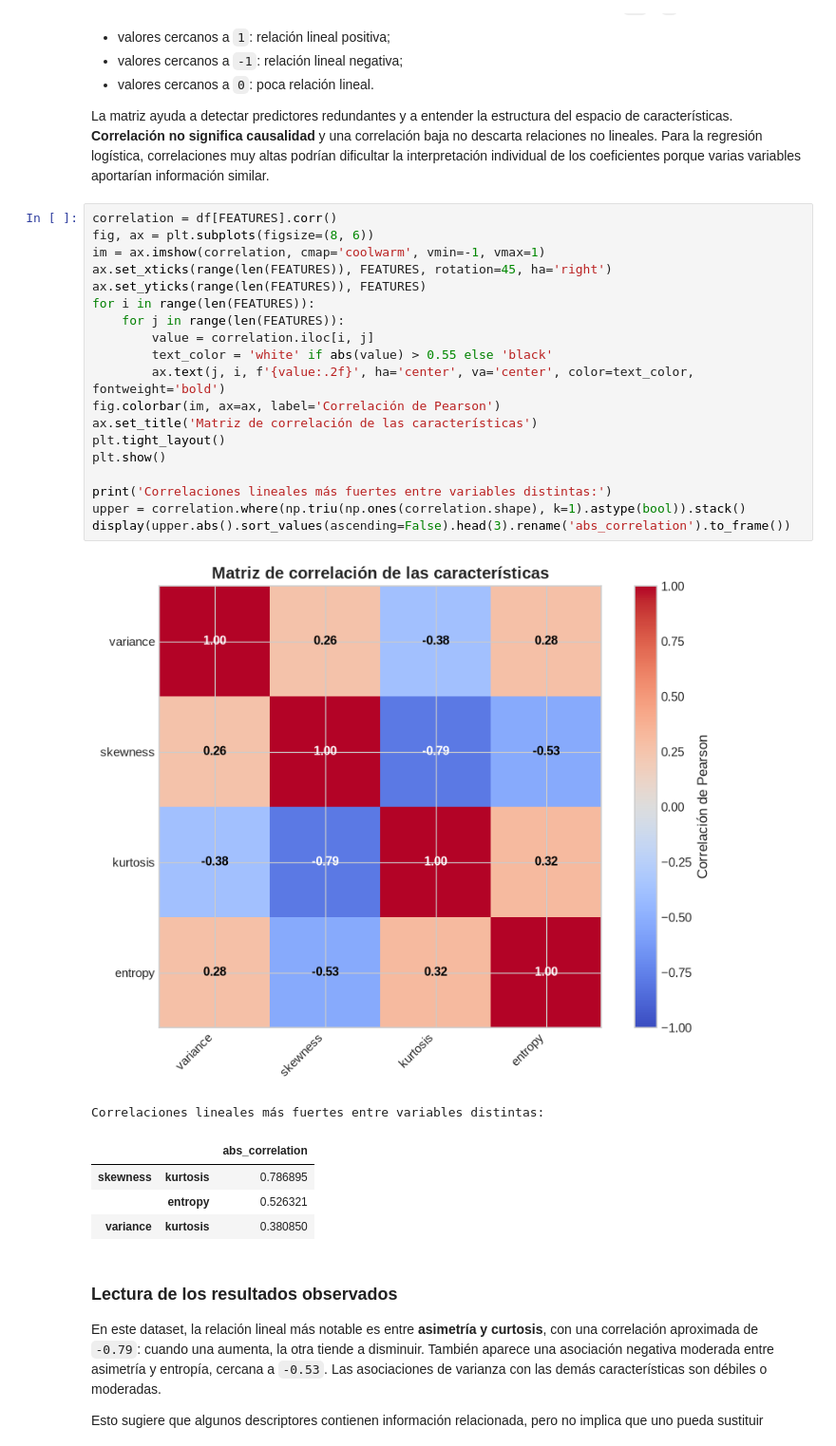
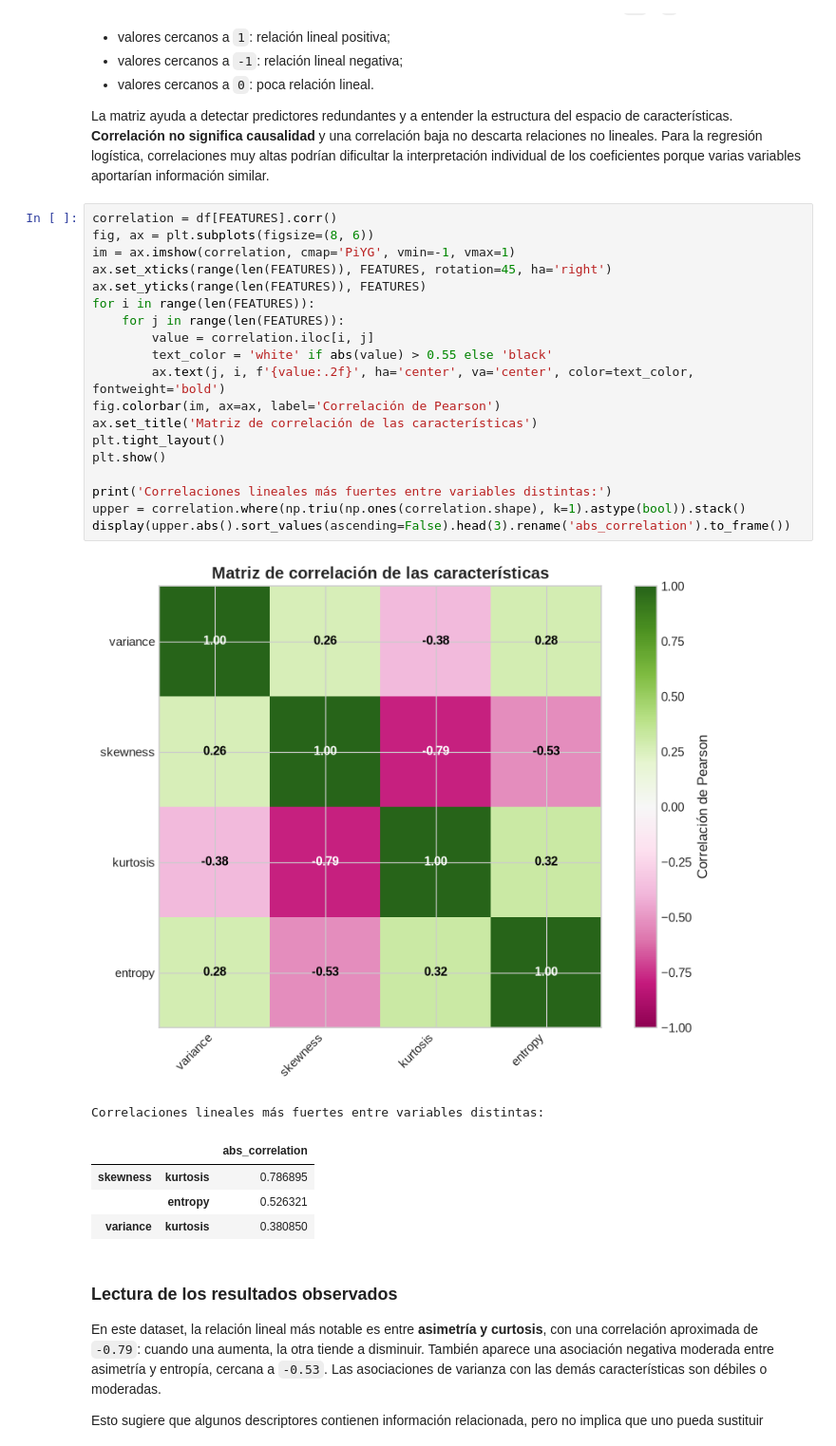
Before and after one commit to ldan-dev/ml_team, a Jupyter notebook: practicas/p_02/code/main.ipynb, the cells around one changed output. Shown at 95% size. Cells and saved outputs as stored; diff of their text form.

Commit message:
p02 A code: plots

```diff
--- a/practicas/p_02/code/main.ipynb
+++ b/practicas/p_02/code/main.ipynb
@@ -257,24 +257,24 @@ La matriz ayuda a detectar predictores redundantes y a entender la estructura de
 # %%
 correlation = df[FEATURES].corr()
 fig, ax = plt.subplots(figsize=(8, 6))
-im = ax.imshow(correlation, cmap='coolwarm', vmin=-1, vmax=1)
+im = ax.imshow(correlation, cmap='PiYG', vmin=-1, vmax=1)
 ax.set_xticks(range(len(FEATURES)), FEATURES, rotation=45, ha='right')
 ax.set_yticks(range(len(FEATURES)), FEATURES)
 for i in range(len(FEATURES)):
     for j in range(len(FEATURES)):
         value = correlation.iloc[i, j]
         text_color = 'white' if abs(value) > 0.55 else 'black'
         ax.text(j, i, f'{value:.2f}', ha='center', va='center', color=text_color, fontweight='bold')
 fig.colorbar(im, ax=ax, label='Correlación de Pearson')
 ax.set_title('Matriz de correlación de las características')
 plt.tight_layout()
 plt.show()
 
 print('Correlaciones lineales más fuertes entre variables distintas:')
 upper = correlation.where(np.triu(np.ones(correlation.shape), k=1).astype(bool)).stack()
 display(upper.abs().sort_values(ascending=False).head(3).rename('abs_correlation').to_frame())
 # %% [output]
-[figure, old version]
+[figure, new version]
 Correlaciones lineales más fuertes entre variables distintas:
 |  |  | abs_correlation |
 | skewness | kurtosis | 0.786895 |
```
